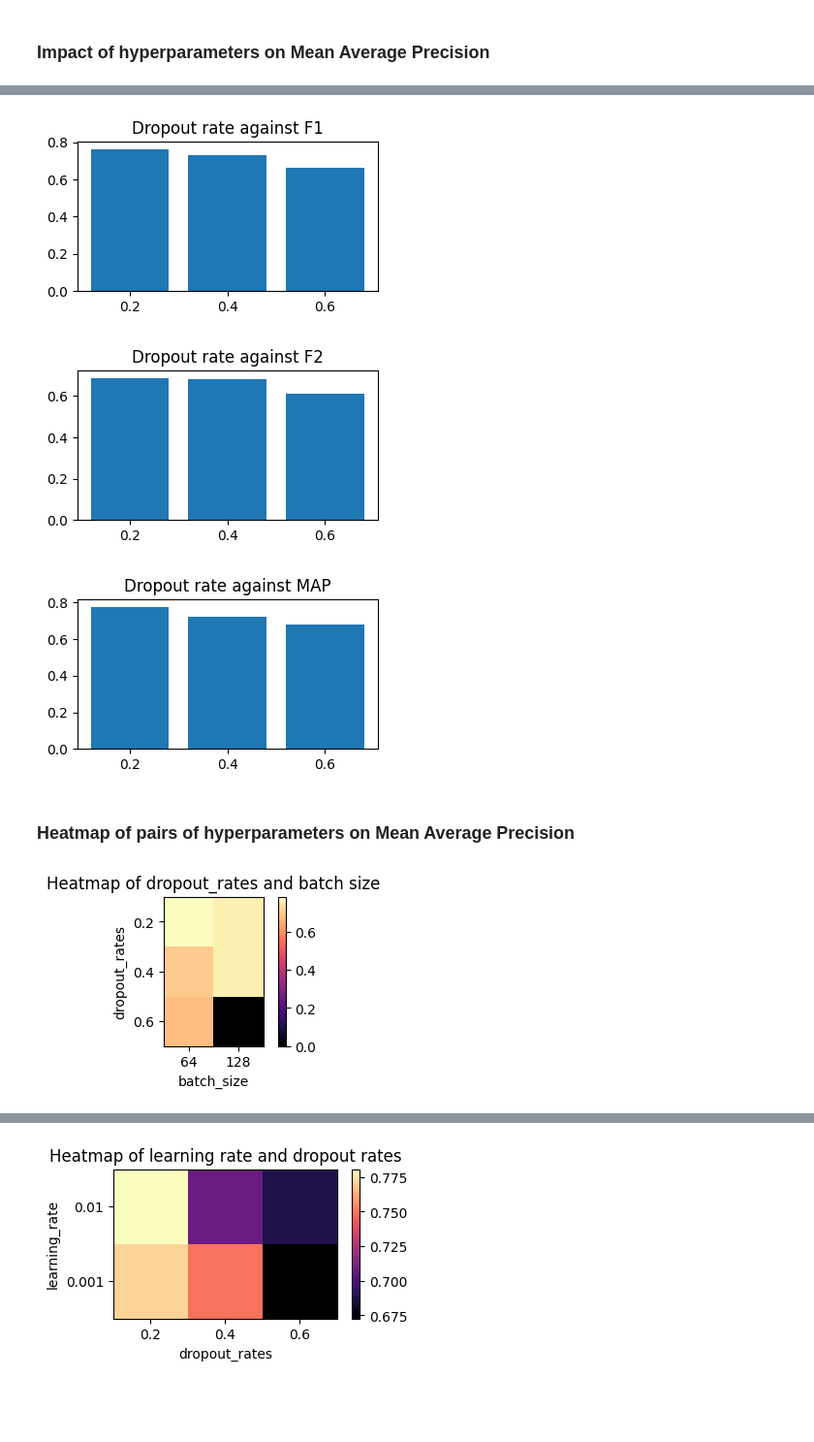
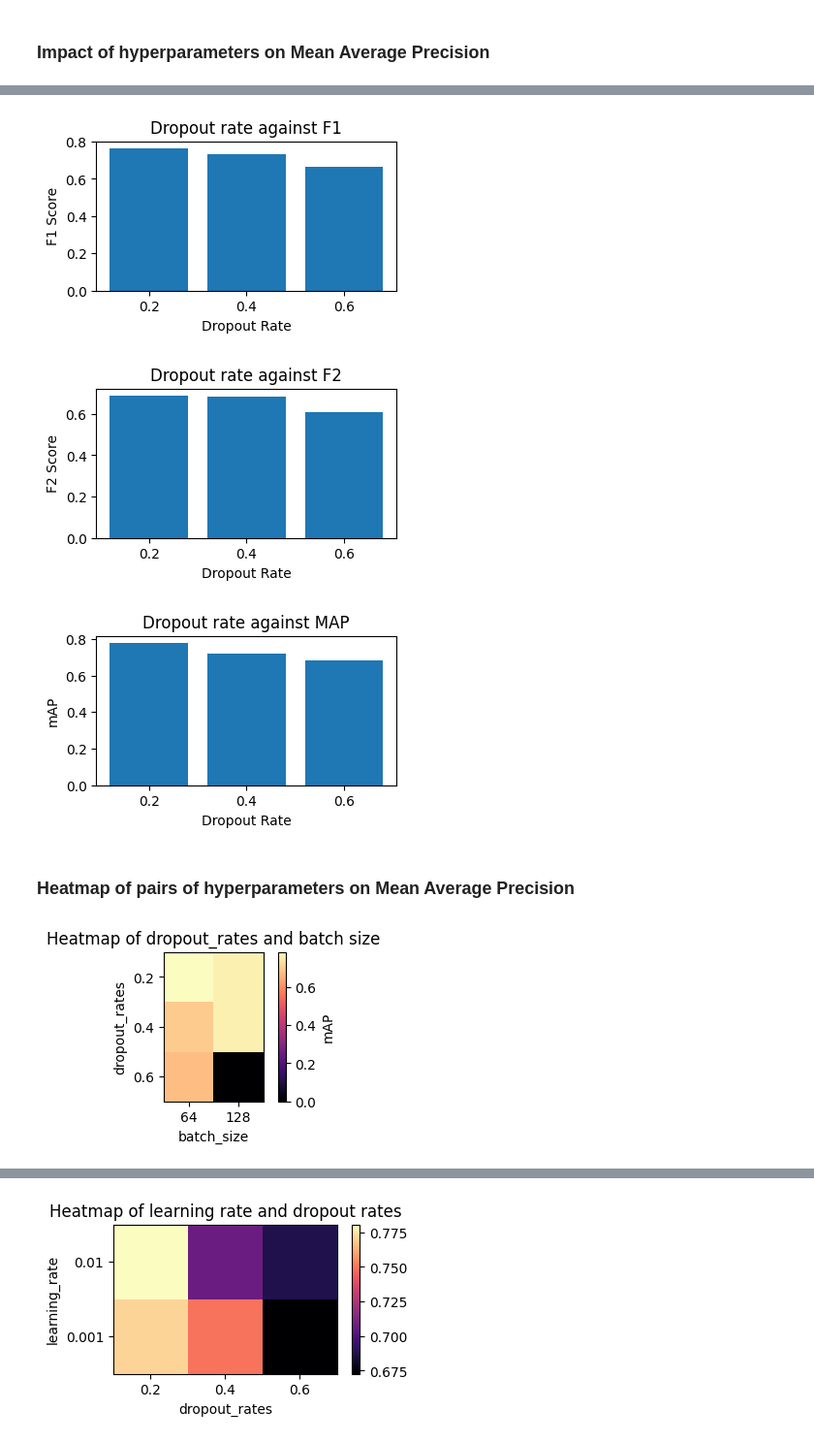
Before and after one commit to zhangchengchuan/it1244, a Jupyter notebook: IT1244-Project/notebooks/results_analysis.ipynb, the cells around one changed output, grey strips where cells are left out. Shown at 97% size. Saved outputs shown, nothing was run; the diff lists cells and outputs as text; code cells hidden in the pictures; blank space fills up the shorter version.

Commit message:
Add x,y axis labels

```diff
--- a/IT1244-Project/notebooks/results_analysis.ipynb
+++ b/IT1244-Project/notebooks/results_analysis.ipynb
@@ -39,9 +39,11 @@ def read_metric_file(path):
 
         return F1, F2, MAP
 
-def plot_graph(x, y, title):
+def plot_graph(x, y, title, xaxis, yaxis):
     plt.figure(figsize=(4, 2))
     plt.bar(x, y)
+    plt.xlabel(xaxis)
+    plt.ylabel(yaxis)
     plt.title(title)
     plt.show()
 
@@ -50,7 +52,7 @@ def plot_hm(data, x_labels, y_labels, title, xaxis, yaxis):
     plt.imshow(data, cmap='magma', interpolation='nearest')
     plt.xticks(np.arange(len(x_labels)), x_labels)
     plt.yticks(np.arange(len(y_labels)), y_labels)
-    plt.colorbar()
+    plt.colorbar(label='mAP')
     plt.xlabel(xaxis)
     plt.ylabel(yaxis)
     plt.title(title)
@@ -109,27 +111,27 @@ plot_graph(learning_rates, avg_MAP, 'Learning rate against MAP')
 # %%
 dropout_rates = ['0.2', '0.4', '0.6']
 avg_F1, avg_F2, avg_MAP = [], [], []
 for do in dropout_rates:
     all_MAP = []
     all_F1 = []
     all_F2 = []
     for file in files:
         if f'do-{do}' in file and 'logs' not in file:  # checking of "logs" is a mistake on our part due to misnaming
             F1, F2, MAP = read_metric_file(file)
             all_F1.append(float(F1))
             all_F2.append(float(F2))
             all_MAP.append(float(MAP))
     avg_F1.append(np.mean(np.array(all_F1)))
     avg_F2.append(np.mean(np.array(all_F2)))
     avg_MAP.append(np.mean(np.array(all_MAP)))
 
-plot_graph(dropout_rates, avg_F1, 'Dropout rate against F1')
-plot_graph(dropout_rates, avg_F2, 'Dropout rate against F2')
-plot_graph(dropout_rates, avg_MAP, 'Dropout rate against MAP')
+plot_graph(dropout_rates, avg_F1, 'Dropout rate against F1', xaxis="Dropout Rate", yaxis="F1 Score")
+plot_graph(dropout_rates, avg_F2, 'Dropout rate against F2', xaxis="Dropout Rate", yaxis="F2 Score")
+plot_graph(dropout_rates, avg_MAP, 'Dropout rate against MAP', xaxis="Dropout Rate", yaxis="mAP")
 # %% [output]
-[figure, old version]
+[figure, new version]
-[figure, old version]
+[figure, new version]
-[figure, old version]
+[figure, new version]
 # %% [markdown]
 ### Heatmap of pairs of hyperparameters on Mean Average Precision
 # %%
@@ -151,7 +153,7 @@ for idx1,do in enumerate(dropout_rates):
 
 plot_hm(do_bs, y_labels=dropout_rates, x_labels=batch_sizes, yaxis='dropout_rates', xaxis='batch_size', title='Heatmap of dropout_rates and batch size')
 # %% [output]
-[figure, old version]
+[figure, new version]
 # %%
 lr_bs = np.zeros((len(learning_rates),len(batch_sizes)))
 for idx1,lr in enumerate(learning_rates):
```
Also changed, not shown: parts of 3 cells of this notebook.
